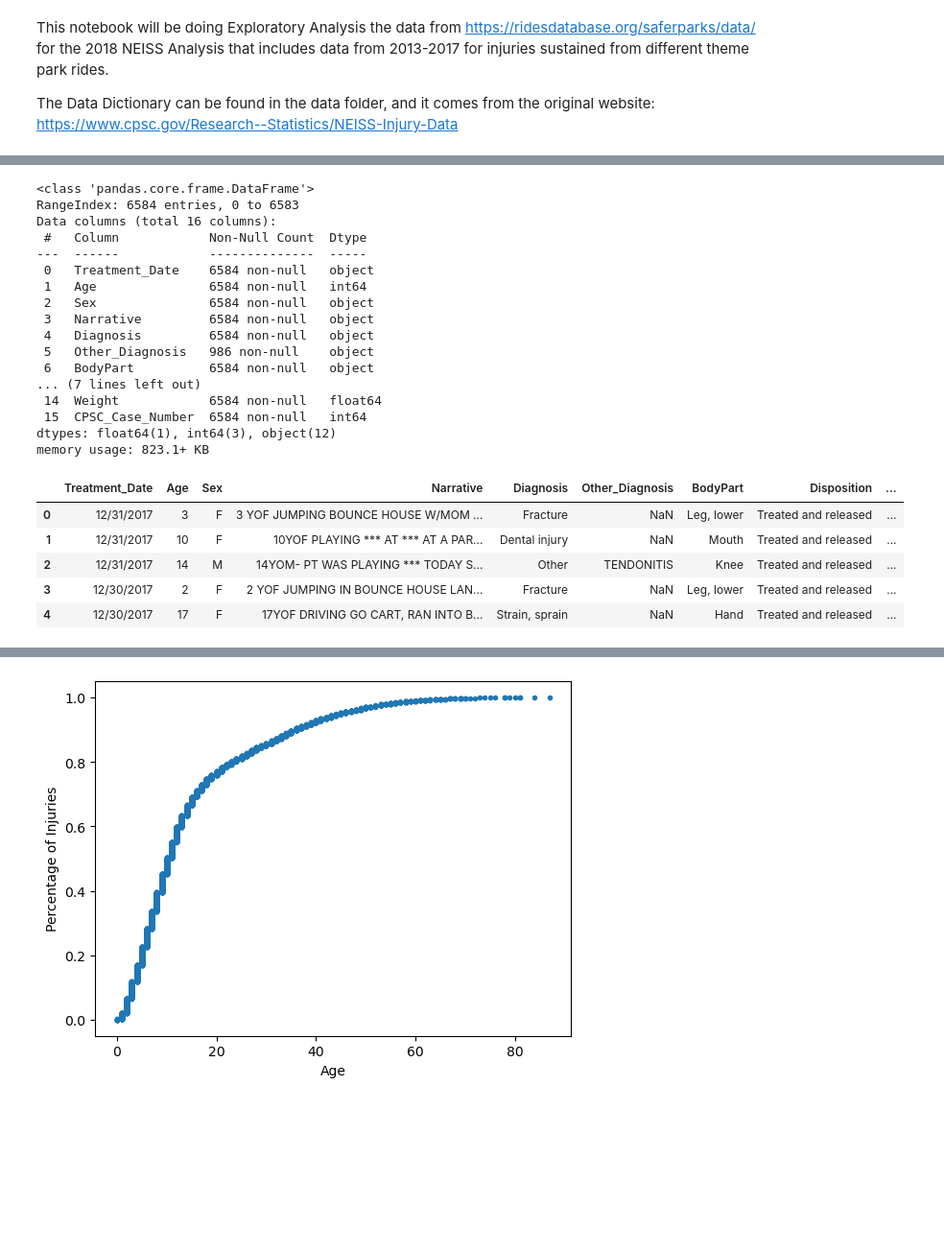
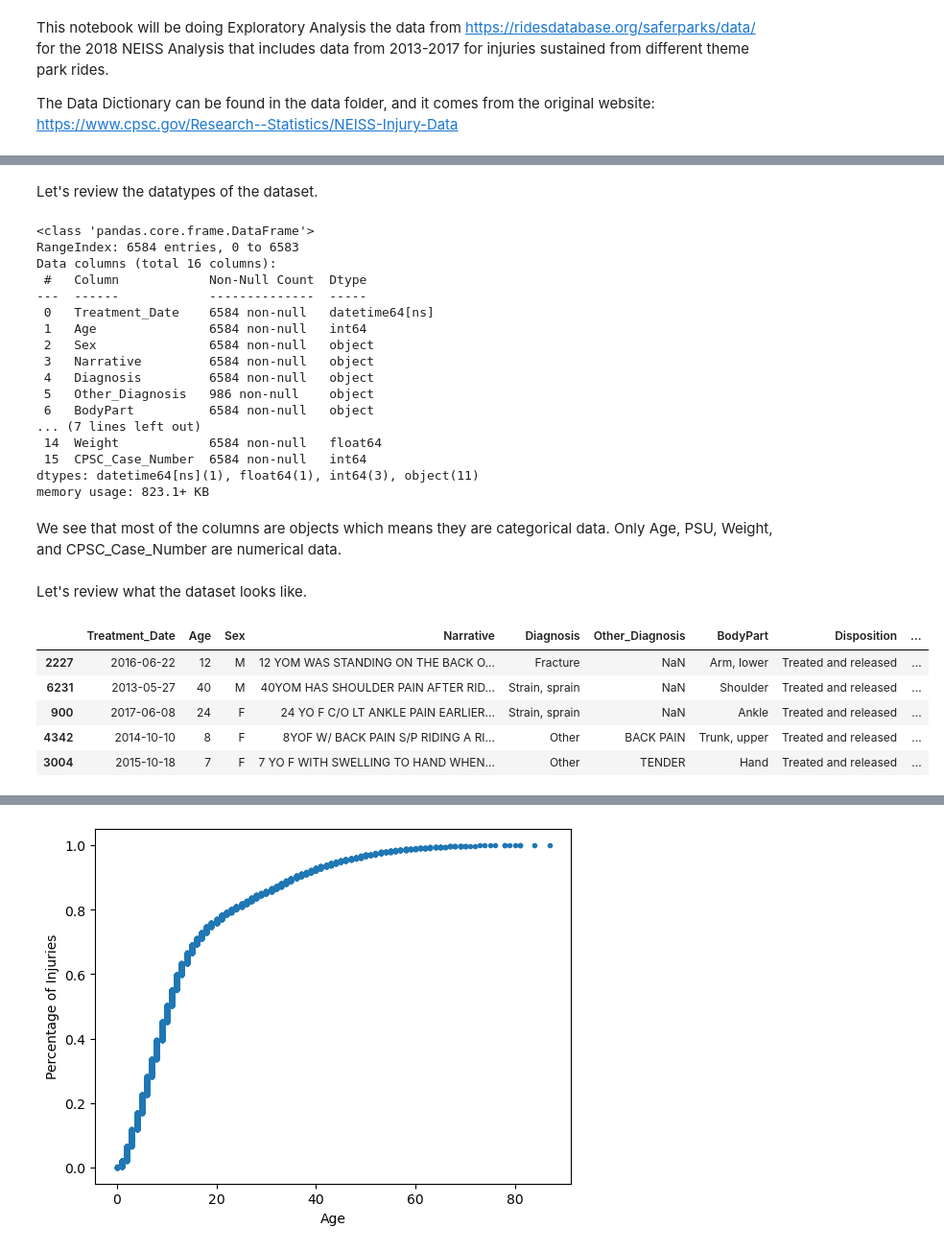
Before and after one commit to mcoulombe021/Springboard, a Jupyter notebook: Capstone 2/Capstone 2 - EDA.ipynb, the cells around one changed output, grey strips where cells are left out. Shown at 96% size. Saved outputs shown, nothing was run; the diff lists cells and outputs as text; code cells hidden in the pictures; blank space fills up the shorter version.

```diff
--- a/Capstone 2/Capstone 2 - EDA.ipynb
+++ b/Capstone 2/Capstone 2 - EDA.ipynb
@@ -14,10 +16,21 @@ from datetime import datetime
 # %%
 #Import cleaned data
 data = pd.read_csv('data/clean_data/clean_data.csv')
+# %% [markdown]
+Let's review the datatypes of the dataset.
 # %%
 #Update the data type to Strings for Product Code as they are categories, not ints.
 data['ProductCode'] = data['ProductCode'].values.astype('str')
 
+#product codes: 1293 (amusement devices), 3295 (water slides, public), and 3259 (go-karts).
+#Update the product codes values to align with their actual meaning.
+
+#Create a dictionary for the product codes
+product_codes = {'1293':'amusement devices (1293)', '3295': 'water slides, public (3295)', '3259':'go-karts (3259)'}
+
+#Update the product code to the proper strings
+data.replace(product_codes, inplace=True)
+
 #View data types to make sure everything seems correct.
 data.info()
 # %% [output]
@@ -26,7 +39,7 @@ RangeIndex: 6584 entries, 0 to 6583
 Data columns (total 16 columns):
  #   Column            Non-Null Count  Dtype
 ---  ------            --------------  -----
- 0   Treatment_Date    6584 non-null   object
+ 0   Treatment_Date    6584 non-null   datetime64[ns]
  1   Age               6584 non-null   int64
  2   Sex               6584 non-null   object
  3   Narrative         6584 non-null   object
@@ -36,15 +49,19 @@ Data columns (total 16 columns):
 ... (7 lines left out)
  14  Weight            6584 non-null   float64
  15  CPSC_Case_Number  6584 non-null   int64
-dtypes: float64(1), int64(3), object(12)
+dtypes: datetime64[ns](1), float64(1), int64(3), object(11)
 memory usage: 823.1+ KB
+# %% [markdown]
+We see that most of the columns are objects which means they are categorical data. Only Age, PSU, Weight, and CPSC_Case_Number are numerical data.
+# %% [markdown]
+Let's review what the dataset looks like.
 # %%
 #View the data
-data.head()
+data.sample(5)
 # %% [output]
 |  | Treatment_Date | Age | Sex | Narrative | Diagnosis | Other_Diagnosis | BodyPart | Disposition | ... |
-| 0 | 12/31/2017 | 3 | F | 3 YOF JUMPING BOUNCE HOUSE W/MOM ... | Fracture | NaN | Leg, lower | Treated and released | ... |
-| 1 | 12/31/2017 | 10 | F | 10YOF PLAYING *** AT *** AT A PAR... | Dental injury | NaN | Mouth | Treated and released | ... |
-| 2 | 12/31/2017 | 14 | M | 14YOM- PT WAS PLAYING *** TODAY S... | Other | TENDONITIS | Knee | Treated and released | ... |
-| 3 | 12/30/2017 | 2 | F | 2 YOF JUMPING IN BOUNCE HOUSE LAN... | Fracture | NaN | Leg, lower | Treated and released | ... |
-| 4 | 12/30/2017 | 17 | F | 17YOF DRIVING GO CART, RAN INTO B... | Strain, sprain | NaN | Hand | Treated and released | ... |
+| 2227 | 2016-06-22 | 12 | M | 12 YOM WAS STANDING ON THE BACK O... | Fracture | NaN | Arm, lower | Treated and released | ... |
+| 6231 | 2013-05-27 | 40 | M | 40YOM HAS SHOULDER PAIN AFTER RID... | Strain, sprain | NaN | Shoulder | Treated and released | ... |
+| 900 | 2017-06-08 | 24 | F | 24 YO F C/O LT ANKLE PAIN EARLIER... | Strain, sprain | NaN | Ankle | Treated and released | ... |
+| 4342 | 2014-10-10 | 8 | F | 8YOF W/ BACK PAIN S/P RIDING A RI... | Other | BACK PAIN | Trunk, upper | Treated and released | ... |
+| 3004 | 2015-10-18 | 7 | F | 7 YO F WITH SWELLING TO HAND WHEN... | Other | TENDER | Hand | Treated and released | ... |
```
Also changed, not shown: parts of 47 cells of this notebook.
